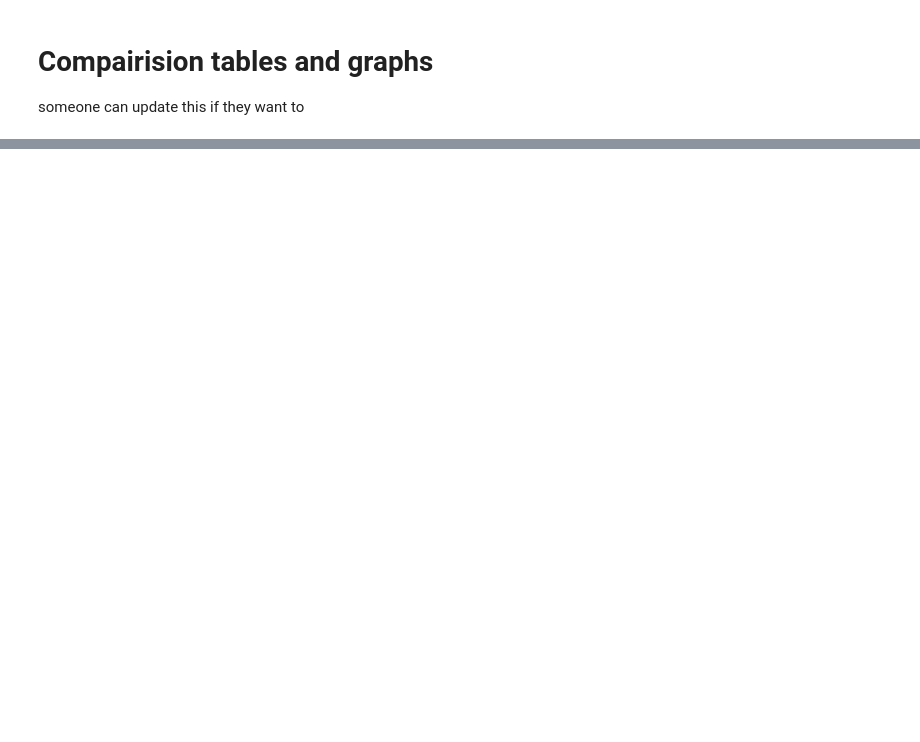
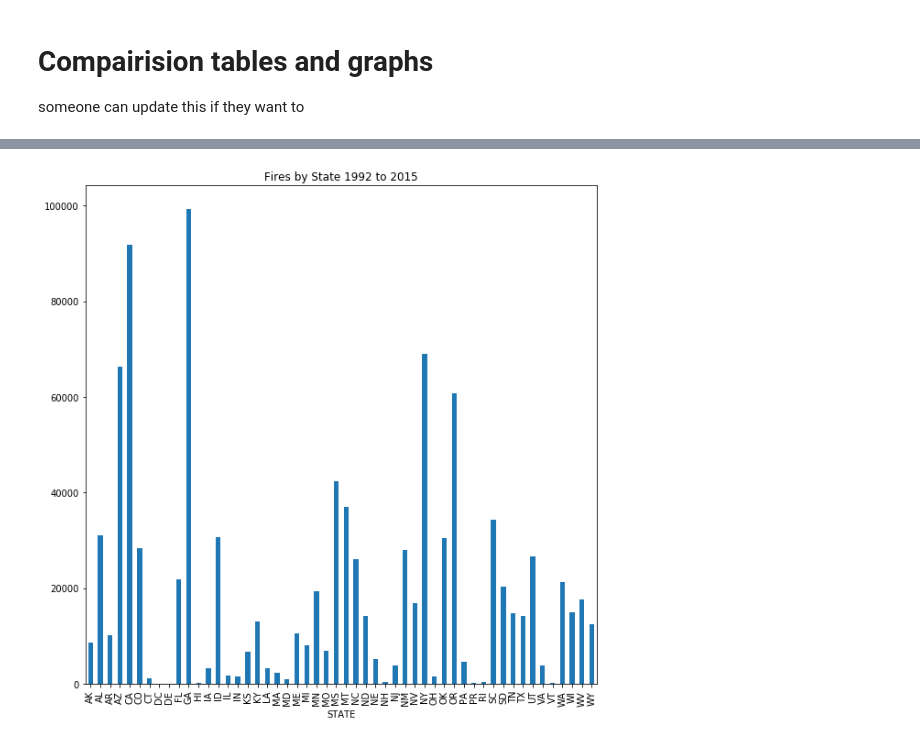
Before and after one commit to meharperjr/WyldFyrez, a Jupyter notebook: Fire_Tables_Charts.ipynb, the cells around one changed output, grey strips where cells are left out. Saved outputs shown, nothing was run; the diff lists cells and outputs as text; code cells hidden in the pictures; blank space fills up the shorter version.

```diff
--- a/Fire_Tables_Charts.ipynb
+++ b/Fire_Tables_Charts.ipynb
@@ -35 +53,6 @@ fire_2015
+# %%
+state_count.plot.bar(fontsize = 10, figsize=(10, 10), title = "Fires by State 1992 to 2015")
+plt.savefig('./data/total_Fires_Chart.png')
+# %% [output]
+[figure, added]
 # %%
```
Also changed, not shown: parts of 14 cells of this notebook, 12 other files.
